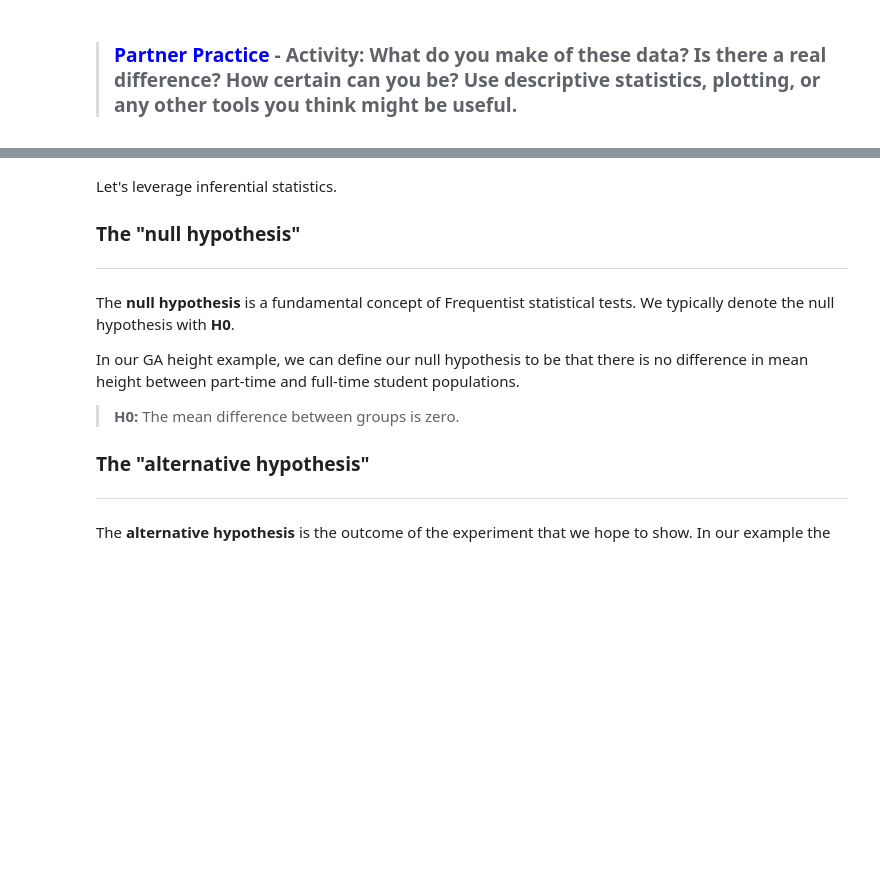
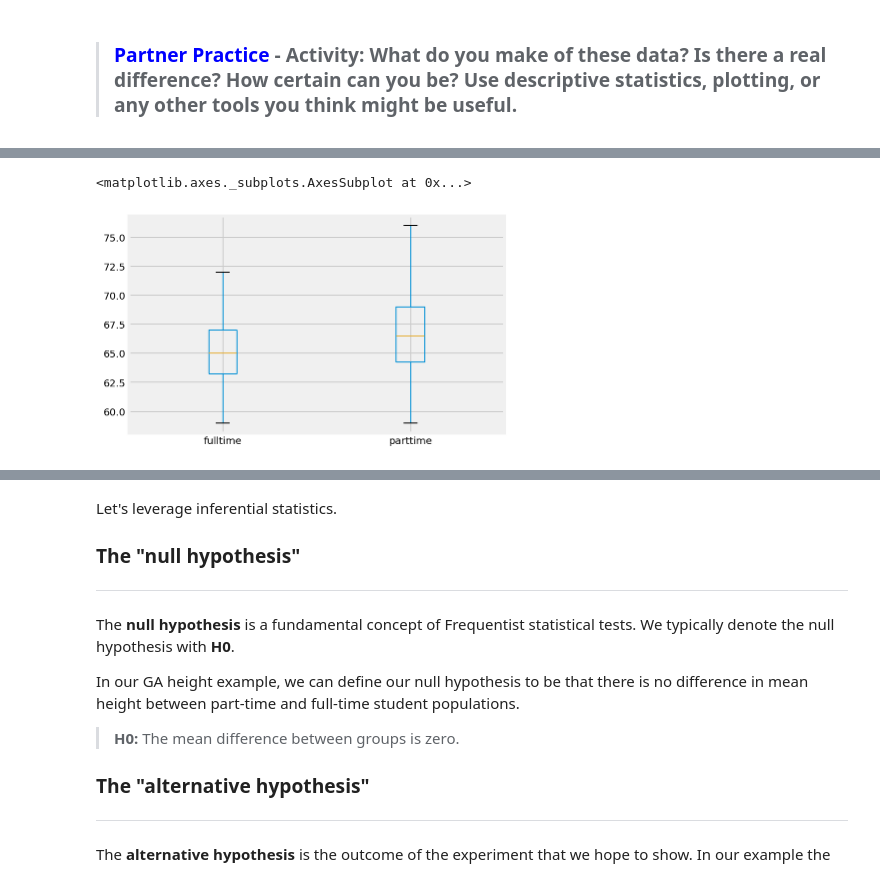
Before and after one commit to yangliu222/DS-SF-42, a Jupyter notebook: classes/05/notebooks/statistics-AB_testing_ttest_chi2-lesson/statistics-AB_testing_ttest_chi2-lesson.ipynb, the cells around one changed output, grey strips where cells are left out. Drawn from its saved outputs; the diff is of its cells as text; code cells hidden in the pictures; blank space fills up the shorter version.

```diff
--- a/classes/05/notebooks/statistics-AB_testing_ttest_chi2-lesson/statistics-AB_testing_ttest_chi2-lesson.ipynb
+++ b/classes/05/notebooks/statistics-AB_testing_ttest_chi2-lesson/statistics-AB_testing_ttest_chi2-lesson.ipynb
@@ -48,0 +47,4 @@ parttime = np.array([74., 72., 61., 65., 65., 70., 64., 66., 65., 67., 67., 69.,
+# %%
+# Investigate here
+heights = pd.DataFrame([fulltime,parttime], index = ["fulltime", "parttime"]).T
+#.T --> will transpose your data
@@ -48,0 +72,5 @@ parttime = np.array([74., 72., 61., 65., 65., 70., 64., 66., 65., 67., 67., 69.,
+# %%
+heights.plot(kind = 'box')
+# %% [output]
+<matplotlib.axes._subplots.AxesSubplot at 0x...>
+[figure, added]
```
Also changed, not shown: parts of 23 cells of this notebook, 1 other file.
